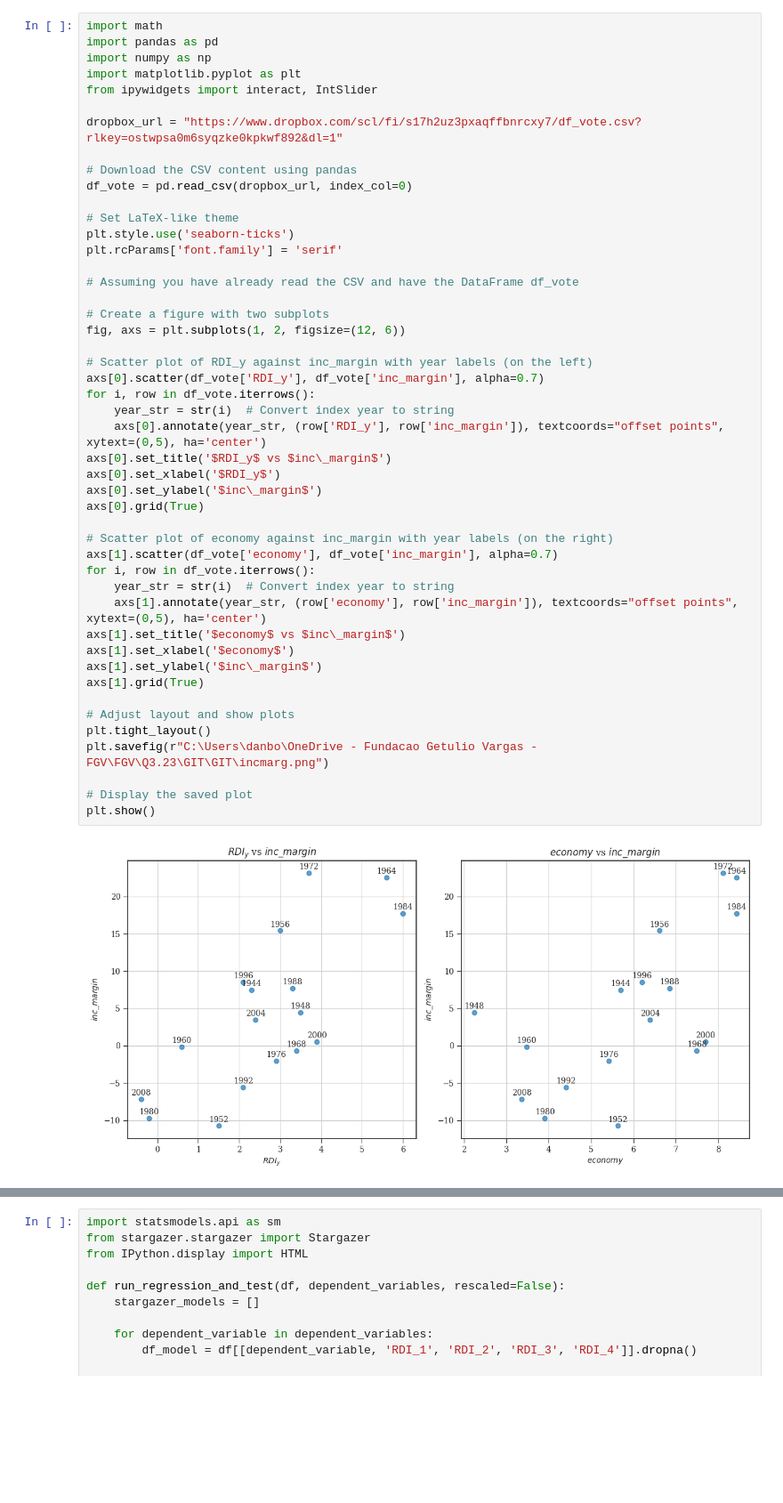
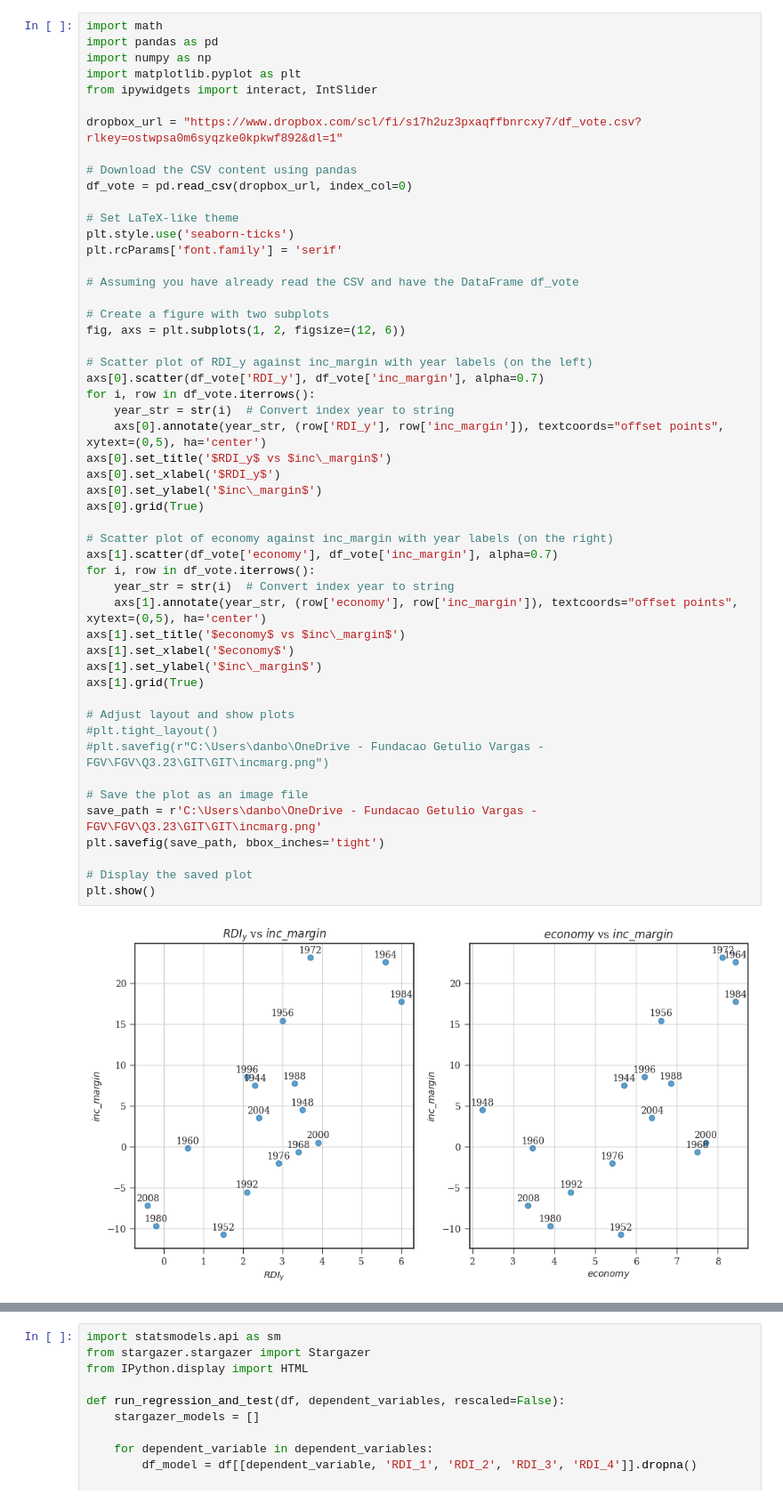
Before and after one commit to danybonfil/start, a Jupyter notebook: FQE_20231207.ipynb, the cells around one changed output, grey strips where cells are left out. Shown at 89% size. Drawn from its saved outputs; the diff is of its cells as text; blank space fills up the shorter version.

Commit message:
graphs tables

```diff
--- a/FQE_20231207.ipynb
+++ b/FQE_20231207.ipynb
@@ -56,36 +66,40 @@ plt.rcParams['font.family'] = 'serif'
 # Assuming you have already read the CSV and have the DataFrame df_vote
 
 # Create a figure with two subplots
 fig, axs = plt.subplots(1, 2, figsize=(12, 6))
 
 # Scatter plot of RDI_y against inc_margin with year labels (on the left)
 axs[0].scatter(df_vote['RDI_y'], df_vote['inc_margin'], alpha=0.7)
 for i, row in df_vote.iterrows():
     year_str = str(i)  # Convert index year to string
     axs[0].annotate(year_str, (row['RDI_y'], row['inc_margin']), textcoords="offset points", xytext=(0,5), ha='center')
 axs[0].set_title('$RDI_y$ vs $inc\_margin$')
 axs[0].set_xlabel('$RDI_y$')
 axs[0].set_ylabel('$inc\_margin$')
 axs[0].grid(True)
 
 # Scatter plot of economy against inc_margin with year labels (on the right)
 axs[1].scatter(df_vote['economy'], df_vote['inc_margin'], alpha=0.7)
 for i, row in df_vote.iterrows():
     year_str = str(i)  # Convert index year to string
     axs[1].annotate(year_str, (row['economy'], row['inc_margin']), textcoords="offset points", xytext=(0,5), ha='center')
 axs[1].set_title('$economy$ vs $inc\_margin$')
 axs[1].set_xlabel('$economy$')
 axs[1].set_ylabel('$inc\_margin$')
 axs[1].grid(True)
 
 # Adjust layout and show plots
-plt.tight_layout()
-plt.savefig(r"C:\Users\danbo\OneDrive - Fundacao Getulio Vargas - FGV\FGV\Q3.23\GIT\GIT\incmarg.png")
+#plt.tight_layout()
+#plt.savefig(r"C:\Users\danbo\OneDrive - Fundacao Getulio Vargas - FGV\FGV\Q3.23\GIT\GIT\incmarg.png")
+
+# Save the plot as an image file
+save_path = r'C:\Users\danbo\OneDrive - Fundacao Getulio Vargas - FGV\FGV\Q3.23\GIT\GIT\incmarg.png'
+plt.savefig(save_path, bbox_inches='tight')
 
 # Display the saved plot
 plt.show()
 # %% [output]
-[figure, old version]
+[figure, new version]
 # %%
 !pip install statsmodels
 # %% [output]
```
Also changed, not shown: parts of 12 cells of this notebook, 25 other files.
